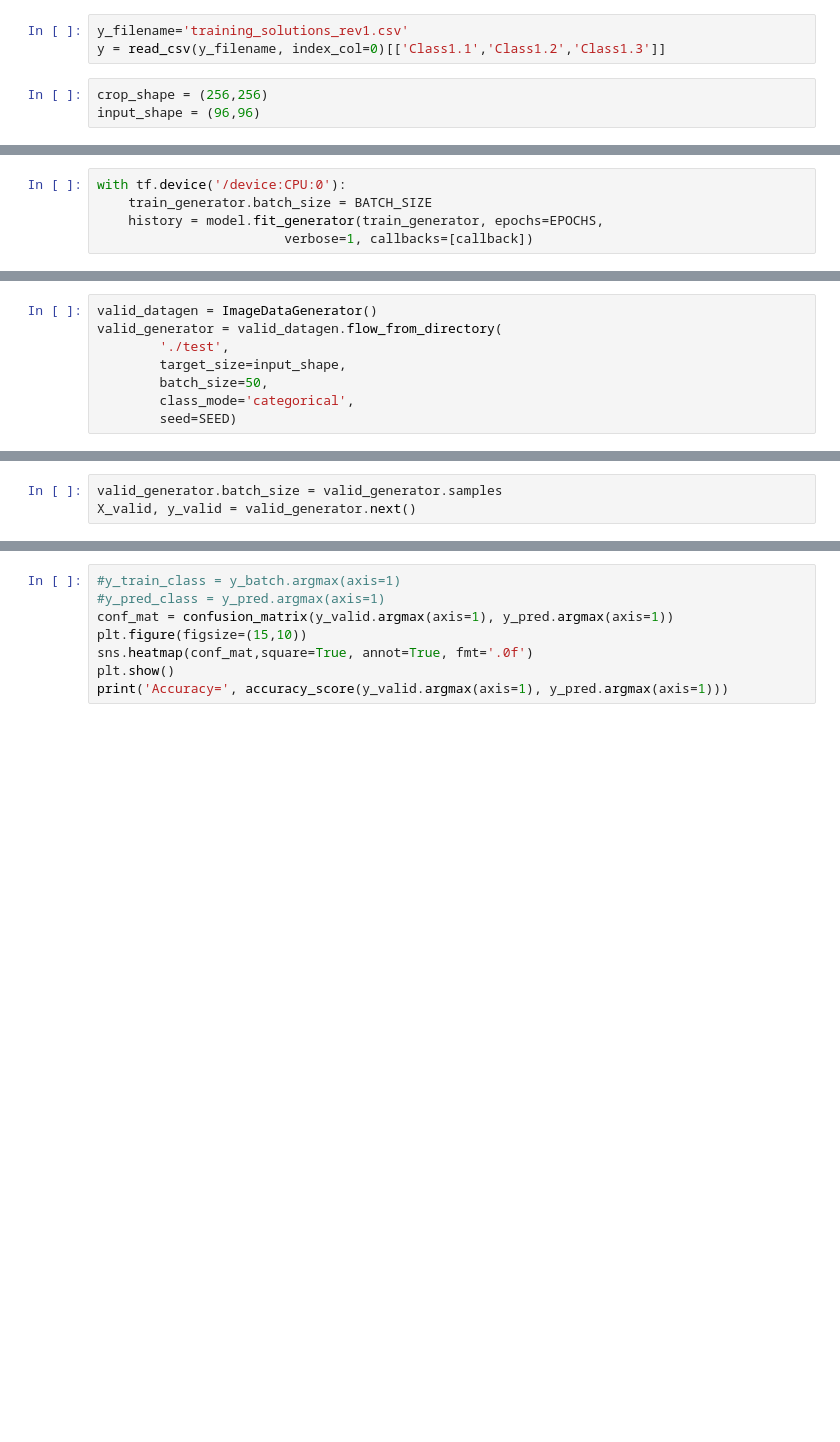
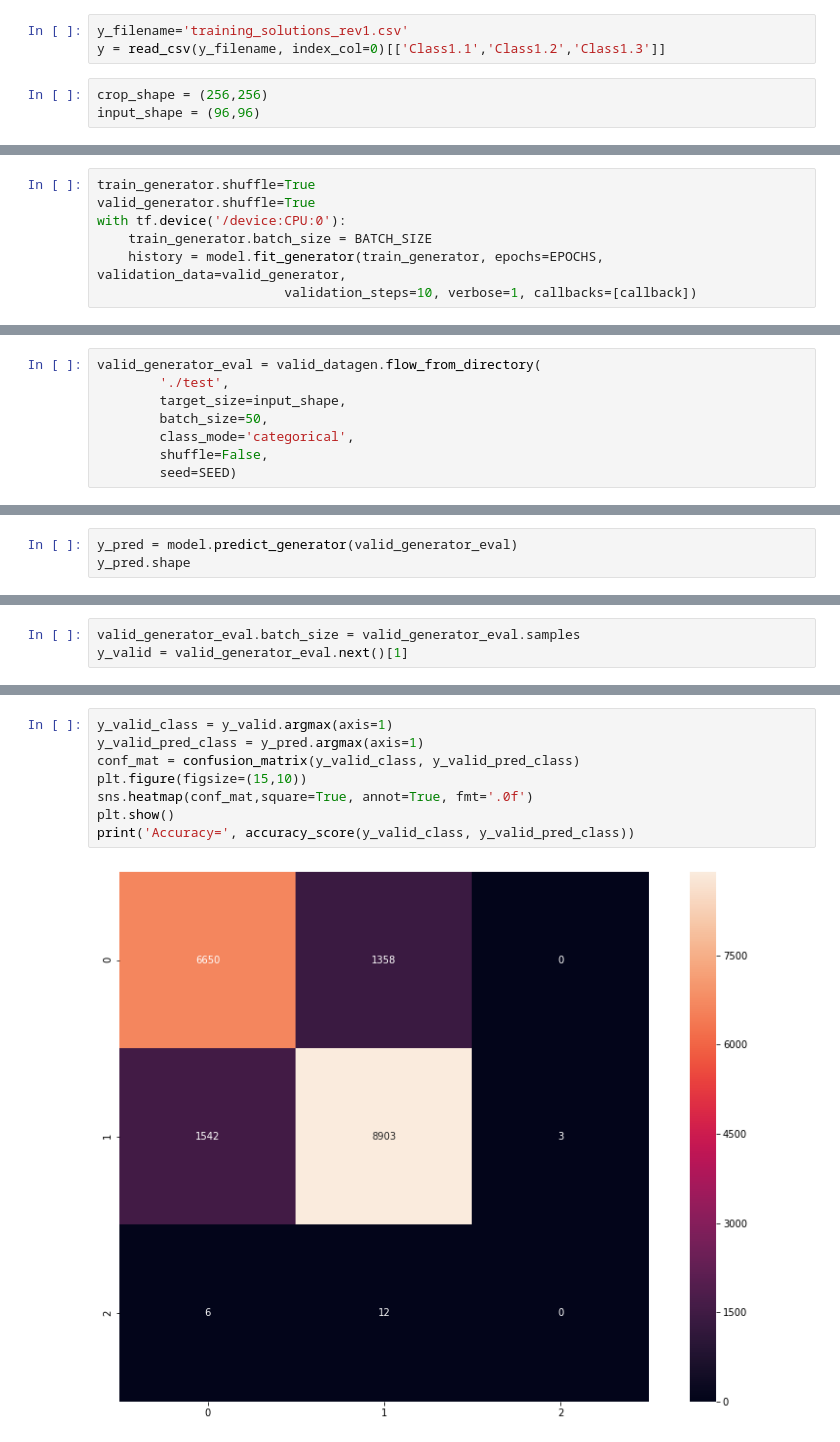
Before and after one commit to guitoo/Galaxy-Zoo, a Jupyter notebook: CNN.ipynb, the cells around one changed output, grey strips where cells are left out. Cells and saved outputs as stored; diff of their text form; blank space fills up the shorter version.

```diff
--- a/CNN.ipynb
+++ b/CNN.ipynb
@@ -107,6 +118,8 @@ _________________________________________________________________
 # %%
+train_generator.shuffle=True
+valid_generator.shuffle=True
 with tf.device('/device:CPU:0'):
     train_generator.batch_size = BATCH_SIZE
-    history = model.fit_generator(train_generator, epochs=EPOCHS,
-                        verbose=1, callbacks=[callback])
+    history = model.fit_generator(train_generator, epochs=EPOCHS, validation_data=valid_generator,
+                        validation_steps=10, verbose=1, callbacks=[callback])
 # %% [output]
@@ -122,8 +156,8 @@ plt.show()
 # %%
-valid_datagen = ImageDataGenerator()
-valid_generator = valid_datagen.flow_from_directory(
+valid_generator_eval = valid_datagen.flow_from_directory(
         './test',
         target_size=input_shape,
         batch_size=50,
         class_mode='categorical',
+        shuffle=False,
         seed=SEED)
@@ -135,0 +166,3 @@ y_pred.shape
+# %%
+y_pred = model.predict_generator(valid_generator_eval)
+y_pred.shape
@@ -136,5 +171,5 @@ y_pred.shape
 # %%
-valid_generator.batch_size = valid_generator.samples
-X_valid, y_valid = valid_generator.next()
+valid_generator_eval.batch_size = valid_generator_eval.samples
+y_valid = valid_generator_eval.next()[1]
 # %%
 y_valid.shape
@@ -143,8 +182,10 @@ y_pred.argmax(axis=1)
 # %%
-#y_train_class = y_batch.argmax(axis=1)
-#y_pred_class = y_pred.argmax(axis=1)
-conf_mat = confusion_matrix(y_valid.argmax(axis=1), y_pred.argmax(axis=1))
+y_valid_class = y_valid.argmax(axis=1)
+y_valid_pred_class = y_pred.argmax(axis=1)
+conf_mat = confusion_matrix(y_valid_class, y_valid_pred_class)
 plt.figure(figsize=(15,10))
 sns.heatmap(conf_mat,square=True, annot=True, fmt='.0f')
 plt.show()
-print('Accuracy=', accuracy_score(y_valid.argmax(axis=1), y_pred.argmax(axis=1)))
+print('Accuracy=', accuracy_score(y_valid_class, y_valid_pred_class))
+# %% [output]
+[figure, added]
```
Also changed, not shown: parts of 18 cells of this notebook.
